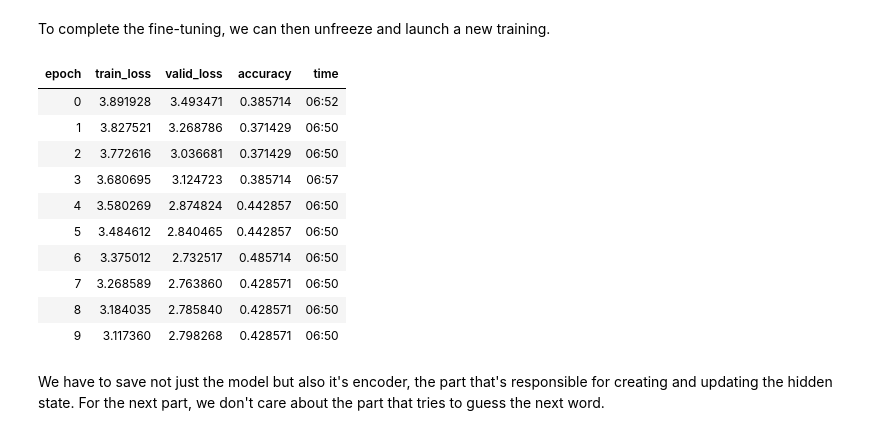
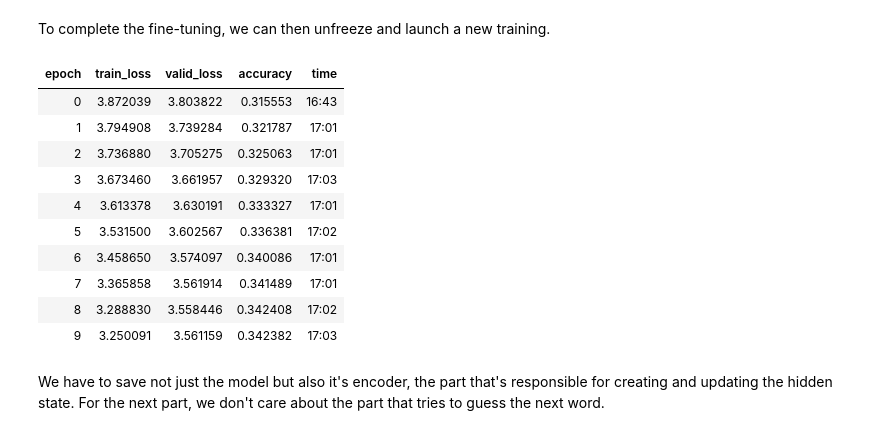
Before and after one commit to tramslegend/course-nlp, a Jupyter notebook: 5-nn-imdb.ipynb, the cells around one changed output. Saved outputs shown, nothing was run; the diff lists cells and outputs as text; code cells hidden in the pictures.

```diff
--- a/5-nn-imdb.ipynb
+++ b/5-nn-imdb.ipynb
@@ -38,6 +38,6 @@ from fastai.text import *
 # %% [markdown]
 Note that language models can use a lot of GPU, so you may need to decrease batchsize here.
 # %%
-bs=48
+# bs=48
 # bs=24
-# bs=192
+bs=192
@@ -431,9 +447,12 @@ LR Finder is complete, type {learner_name}.recorder.plot() to see the graph.
 learn_lm.recorder.plot(skip_end=15)
 # %% [output]
 [figure]
+# %%
+lr = 1e-3
+lr *= bs/48
 # %%
-learn_lm = learn_lm.to_fp16()
+learn_lm.to_fp16();
 # %%
-learn_lm.fit_one_cycle(1, 1e-2, moms=(0.8,0.7))
+learn_lm.fit_one_cycle(1, lr*10, moms=(0.8,0.7))
 # %% [output]
 | epoch | train_loss | valid_loss | accuracy | time |
@@ -449,18 +470,17 @@ To complete the fine-tuning, we can then unfreeze and launch a new training.
 # %%
-learn_lm.unfreeze()
-learn_lm.fit_one_cycle(10, slice(1e-3,1e-2), moms=(0.8,0.7))
+learn_lm.fit_one_cycle(10, lr, moms=(0.8,0.7))
 # %% [output]
 | epoch | train_loss | valid_loss | accuracy | time |
-| 0 | 3.891928 | 3.493471 | 0.385714 | 06:52 |
-| 1 | 3.827521 | 3.268786 | 0.371429 | 06:50 |
-| 2 | 3.772616 | 3.036681 | 0.371429 | 06:50 |
-| 3 | 3.680695 | 3.124723 | 0.385714 | 06:57 |
-| 4 | 3.580269 | 2.874824 | 0.442857 | 06:50 |
-| 5 | 3.484612 | 2.840465 | 0.442857 | 06:50 |
-| 6 | 3.375012 | 2.732517 | 0.485714 | 06:50 |
-| 7 | 3.268589 | 2.763860 | 0.428571 | 06:50 |
-| 8 | 3.184035 | 2.785840 | 0.428571 | 06:50 |
-| 9 | 3.117360 | 2.798268 | 0.428571 | 06:50 |
+| 0 | 3.872039 | 3.803822 | 0.315553 | 16:43 |
+| 1 | 3.794908 | 3.739284 | 0.321787 | 17:01 |
+| 2 | 3.736880 | 3.705275 | 0.325063 | 17:01 |
+| 3 | 3.673460 | 3.661957 | 0.329320 | 17:03 |
+| 4 | 3.613378 | 3.630191 | 0.333327 | 17:01 |
+| 5 | 3.531500 | 3.602567 | 0.336381 | 17:02 |
+| 6 | 3.458650 | 3.574097 | 0.340086 | 17:01 |
+| 7 | 3.365858 | 3.561914 | 0.341489 | 17:01 |
+| 8 | 3.288830 | 3.558446 | 0.342408 | 17:02 |
+| 9 | 3.250091 | 3.561159 | 0.342382 | 17:03 |
 # %%
 learn_lm.save('fine_tuned')
 # %% [markdown]
```
Also changed, not shown: parts of 23 cells of this notebook, 3 other files.
